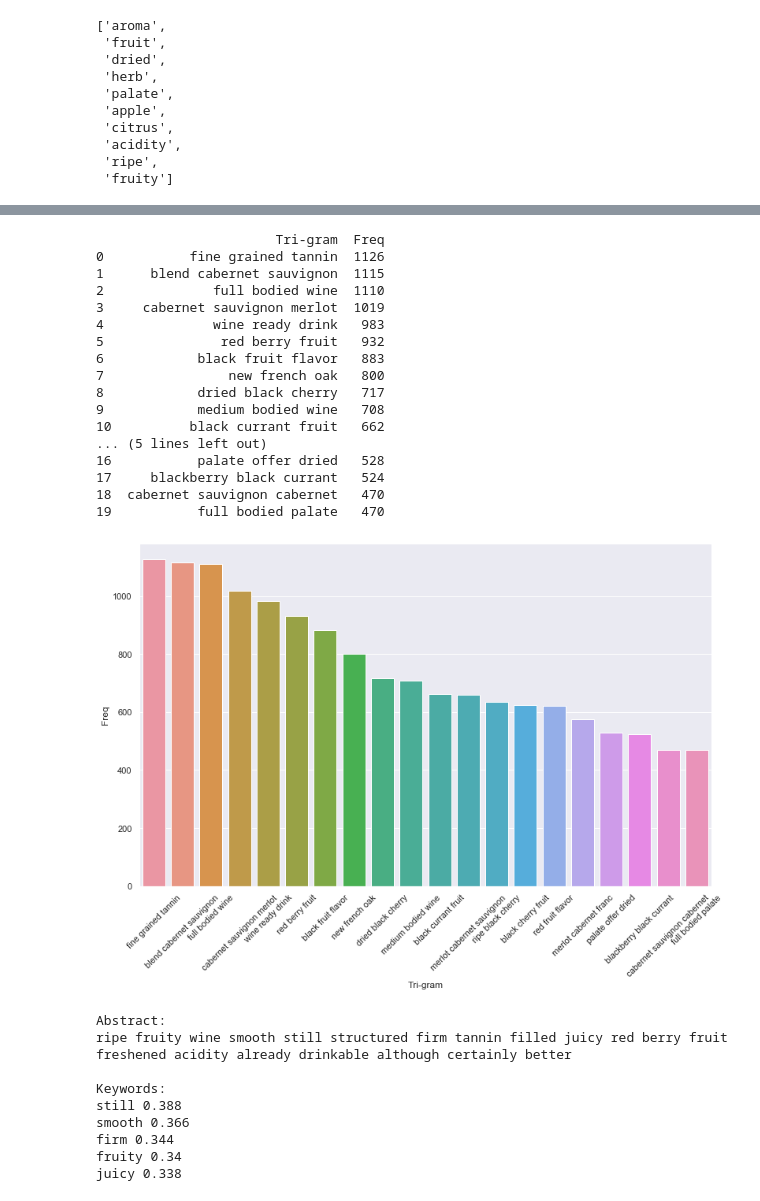
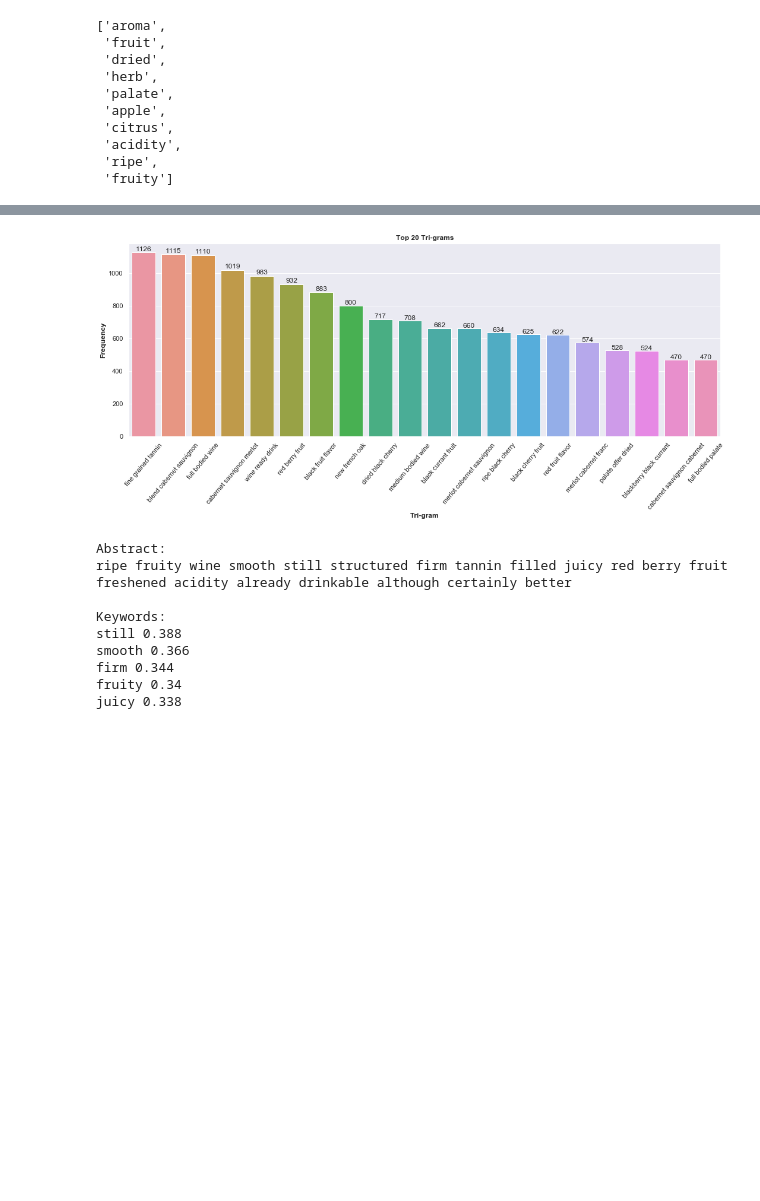
Before and after one commit to andrewab981/Thinkful, a Jupyter notebook: Supervised Learning Capstone/Supervised Learning Capstone.ipynb, the cells around one changed output, grey strips where cells are left out. Drawn from its saved outputs; the diff is of its cells as text; code cells hidden in the pictures; blank space fills up the shorter version.

```diff
--- a/Supervised Learning Capstone/Supervised Learning Capstone.ipynb
+++ b/Supervised Learning Capstone/Supervised Learning Capstone.ipynb
@@ -74,6 +74,7 @@ df.drop('Unnamed: 0', axis=1, inplace=True)
 
 # Drop missing variety in data
 df = df.dropna(subset=['variety', 'country']).reset_index()
+df.drop('index', axis=1, inplace=True)
 
 # Fill missing prices
 df['price'] = df['price'].interpolate(limit_direction='both')
@@ -995,45 +1019,47 @@ plt.show()
 # %%
 #Most frequently occuring Tri-grams
 def get_top_n3_words(corpus, n=None):
+    """Return the the most three frequent words in corpus
+
+    Parameters:
+        corpus(str): List of words
+        n(int): Number or integers to return"""
+
     vec1 = CountVectorizer(ngram_range=(3,3),
            max_features=200).fit(corpus)
     bag_of_words = vec1.transform(corpus)
     sum_words = bag_of_words.sum(axis=0)
     words_freq = [(word, sum_words[0, idx]) for word, idx in
                   vec1.vocabulary_.items()]
     words_freq =sorted(words_freq, key = lambda x: x[1],
                 reverse=True)
     return words_freq[:n]
+
+# Convert most freq words to dataframe for plotting bar plot
 top3_words = get_top_n3_words(corpus, n=20)
 top3_df = pd.DataFrame(top3_words)
-top3_df.columns=["Tri-gram", "Freq"]
-print(top3_df)
+top3_df.columns=['Tri-gram', 'Freq']
 
-#Barplot of most freq Tri-grams
-import seaborn as sns
-sns.set(rc={'figure.figsize':(13,8)})
-j=sns.barplot(x="Tri-gram", y="Freq", data=top3_df)
-j.set_xticklabels(j.get_xticklabels(), rotation=45)
+
+# Plot barplot of 3 most freq words
+plt.figure(figsize=(15, 7))
+graph = sns.barplot(x='Tri-gram', y='Freq', data=top3_df)
+
+# Add count total for each bar
+for i, p in enumerate(graph.patches):
+    height = p.get_height()
+    graph.text(p.get_x()+p.get_width()/2., height*1.01,
+        top3_df['Freq'][i], ha="center")
+
+plt.title('Top 20 Tri-grams', fontweight='bold')
+plt.xlabel('Tri-gram', fontweight='bold')
+plt.ylabel('Frequency', fontweight='bold')
+
+plt.xticks(rotation=50)
+plt.tight_layout()
 plt.show()
 # %% [output]
-                       Tri-gram  Freq
-0           fine grained tannin  1126
-1      blend cabernet sauvignon  1115
-2              full bodied wine  1110
-3     cabernet sauvignon merlot  1019
-4              wine ready drink   983
-5               red berry fruit   932
-6            black fruit flavor   883
-7                new french oak   800
-8            dried black cherry   717
-9            medium bodied wine   708
-10          black currant fruit   662
-... (5 lines left out)
-16           palate offer dried   528
-17     blackberry black currant   524
-18  cabernet sauvignon cabernet   470
-19           full bodied palate   470
-[figure, old version]
+[figure, new version]
 # %%
 from sklearn.feature_extraction.text import TfidfTransformer
 
```
Also changed, not shown: parts of 29 cells of this notebook.
